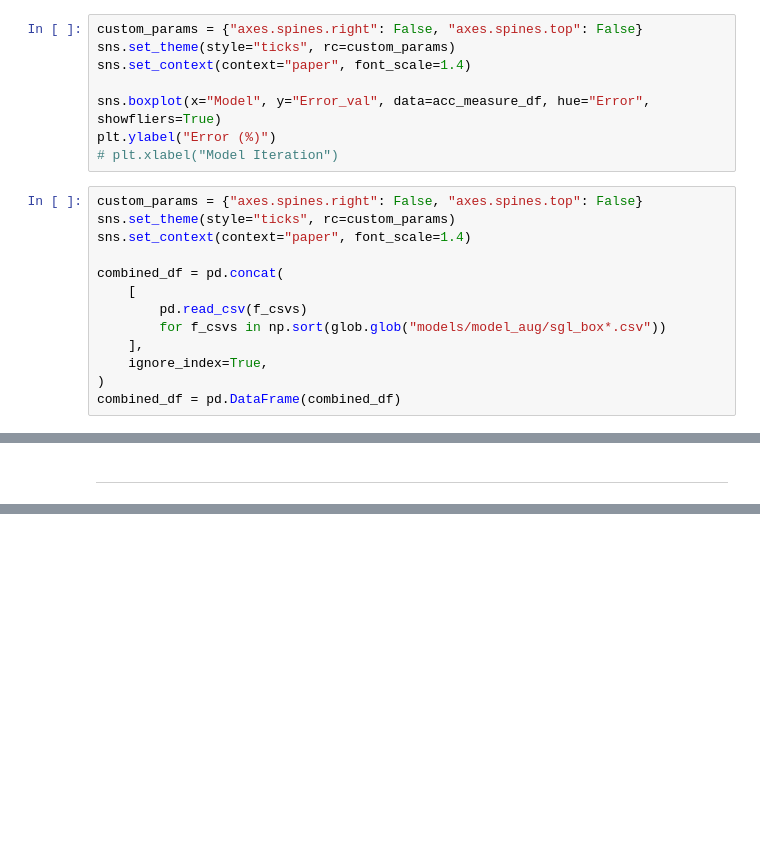
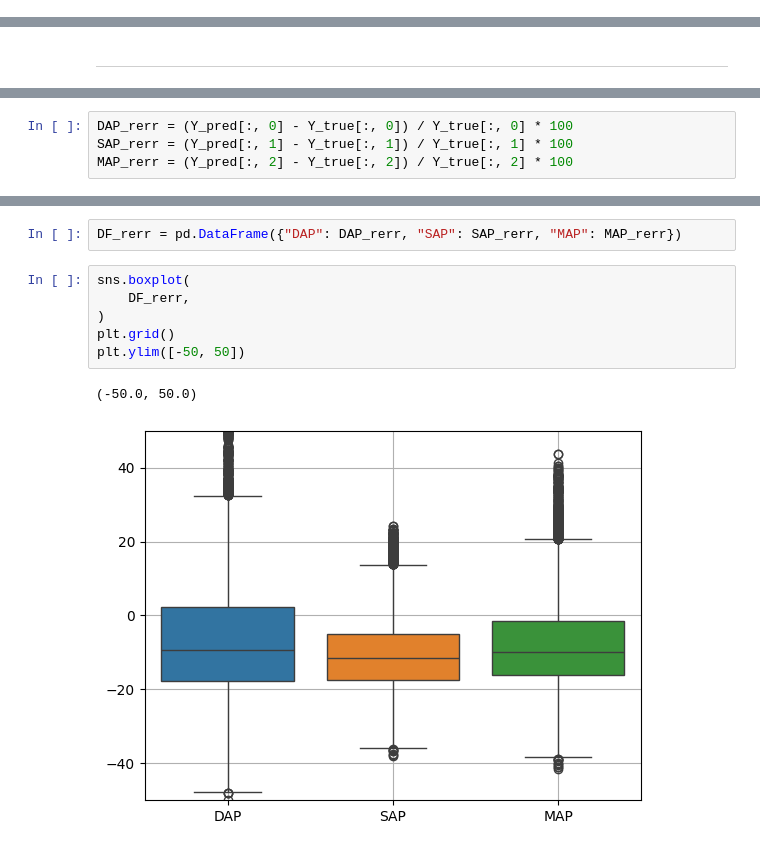
Before and after one commit to EITLabworks/In-Vivo-Data-Driven-Aortic-Pressure-Estimation-from-EIT, a Jupyter notebook: mapper_kerastuner.ipynb, the cells around one changed output, grey strips where cells are left out. Cells and saved outputs as stored; diff of their text form; blank space fills up the shorter version.

```diff
--- a/mapper_kerastuner.ipynb
+++ b/mapper_kerastuner.ipynb
@@ -427,21 +409,0 @@ acc_measure_df
-# %%
-custom_params = {"axes.spines.right": False, "axes.spines.top": False}
-sns.set_theme(style="ticks", rc=custom_params)
-sns.set_context(context="paper", font_scale=1.4)
-
-sns.boxplot(x="Model", y="Error_val", data=acc_measure_df, hue="Error", showfliers=True)
-plt.ylabel("Error (%)")
-# plt.xlabel("Model Iteration")
-# %%
-custom_params = {"axes.spines.right": False, "axes.spines.top": False}
-sns.set_theme(style="ticks", rc=custom_params)
-sns.set_context(context="paper", font_scale=1.4)
-
-combined_df = pd.concat(
-    [
-        pd.read_csv(f_csvs)
-        for f_csvs in np.sort(glob.glob("models/model_aug/sgl_box*.csv"))
-    ],
-    ignore_index=True,
-)
-combined_df = pd.DataFrame(combined_df)
@@ -482,0 +505,4 @@ ___
+# %%
+DAP_rerr = (Y_pred[:, 0] - Y_true[:, 0]) / Y_true[:, 0] * 100
+SAP_rerr = (Y_pred[:, 1] - Y_true[:, 1]) / Y_true[:, 1] * 100
+MAP_rerr = (Y_pred[:, 2] - Y_true[:, 2]) / Y_true[:, 2] * 100
@@ -482,0 +550,11 @@ ___
+# %%
+DF_rerr = pd.DataFrame({"DAP": DAP_rerr, "SAP": SAP_rerr, "MAP": MAP_rerr})
+# %%
+sns.boxplot(
+    DF_rerr,
+)
+plt.grid()
+plt.ylim([-50, 50])
+# %% [output]
+(-50.0, 50.0)
+[figure, added]
```
Also changed, not shown: parts of 41 cells of this notebook, 7 other files.
